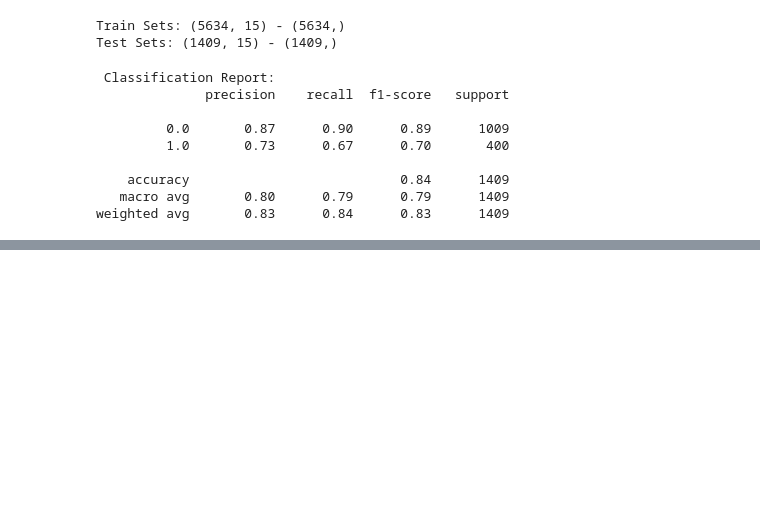
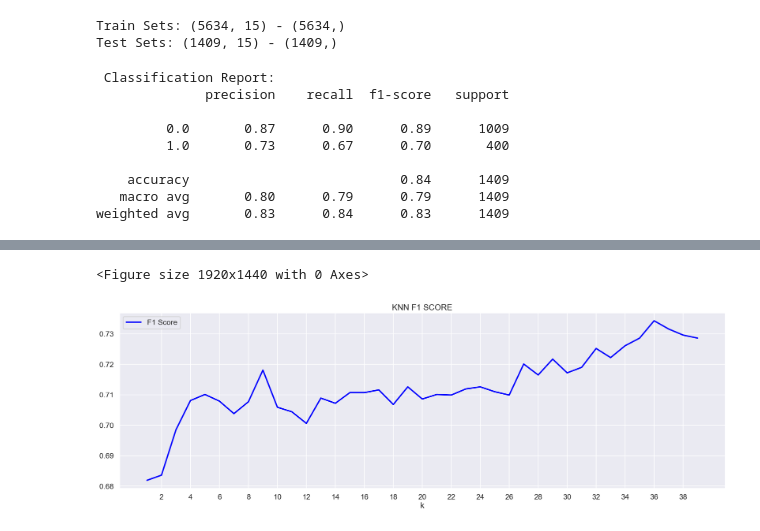
Before and after one commit to MerveTascii00/machine-learning-journey, a Jupyter notebook: 03_KNN.ipynb, the cells around one changed output, grey strips where cells are left out. Cells and saved outputs as stored; diff of their text form; code cells hidden in the pictures; blank space fills up the shorter version.

Commit message:
Add ML projects: regression, classification and clustering notebooks

```diff
--- a/03_KNN.ipynb
+++ b/03_KNN.ipynb
@@ -364,11 +363,11 @@ knn_v1 = KNeighborsClassifier()
 
 knn_v1 = knn_v1.fit(X_train, y_train)
 
-y_pred = knn_v1.predict(X_test)
+y_pred_v1 = knn_v1.predict(X_test)
 
 print(
     f' Classification Report: \n'
-    f'{classification_report(y_test, y_pred)}\n'
+    f'{classification_report(y_test, y_pred_v1)}\n'
 )
 # %% [output]
  Classification Report:
@@ -382,0 +446,15 @@ weighted avg       0.83      0.84      0.83      1409
+# %%
+f1_result_df = pd.DataFrame(
+    data=f1_score_results,
+    columns=['k', 'F1 Score']
+)
+
+accuracy_results_df = pd.DataFrame(
+    data=f1_score_results,
+    columns=['k', 'Accuracy Score']
+)
+
+error_rate_df = pd.DataFrame(
+    data=error_rates,
+    columns=['k', 'Error Rate']
+)
@@ -382,0 +520,19 @@ weighted avg       0.83      0.84      0.83      1409
+# %%
+sns.set_context('talk')
+sns.set_style('darkgrid')
+
+plt.figure(dpi=300)
+
+ax = f1_result_df.set_index('k').plot(
+    color='blue',
+    figsize=(24,7),
+    linewidth=3
+)
+
+ax.set_xticks(range(2, max_k, 2))
+plt.title('KNN F1 SCORE')
+plt.grid(True)
+plt.show()
+# %% [output]
+<Figure size 1920x1440 with 0 Axes>
+[figure, added]
```
Also changed, not shown: parts of 9 cells of this notebook, 7 other files.
